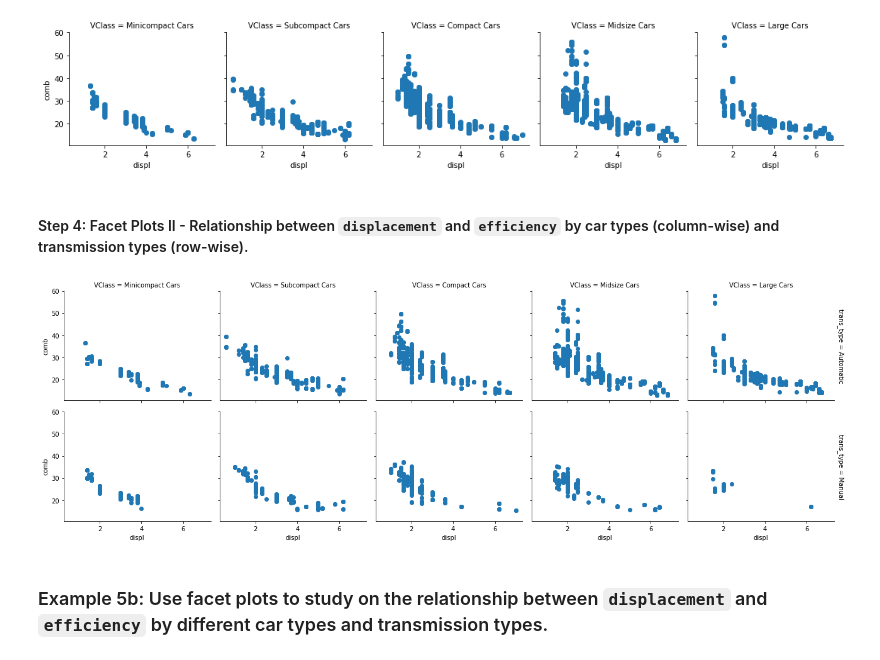
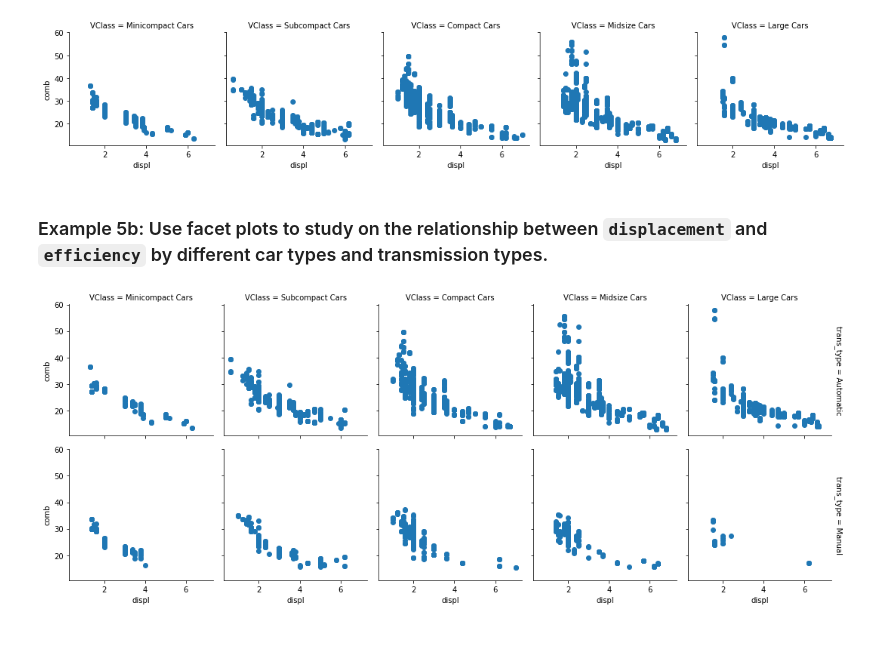
Before and after one commit to Alex-YuZ/Data-Visualization, a Jupyter notebook: Faceting.ipynb, the cells around one changed output. Cells and saved outputs as stored; diff of their text form; code cells hidden in the pictures.

```diff
--- a/Faceting.ipynb
+++ b/Faceting.ipynb
@@ -324,18 +324,16 @@ f.map(plt.scatter, 'displ', 'comb');
 # %% [output]
 <seaborn.axisgrid.FacetGrid at 0x...>
 [figure]
-# %% [markdown]
-#### Step 4: Facet Plots II - Relationship between `displacement` and `efficiency` by car types (column-wise) and transmission types (row-wise).
-# %%
-f = sns.FacetGrid(data=fuel_econ, \
-                  col='VClass', \
-                  row='trans_type', \
-                  margin_titles=True, \
-                  height=3, \
-                  aspect=1.2)
-
-f.map(plt.scatter, 'displ', 'comb');
-# %% [output]
-[figure, removed]
 # %% [markdown]
 ### Example 5b: Use facet plots to study on the relationship between `displacement` and `efficiency` by different car types and transmission types.
+# %%
+f = sns.FacetGrid(data=fuel_econ, \
+                  col='VClass', \
+                  row='trans_type', \
+                  margin_titles=True, \
+                  height=3
+                  )
+
+f.map(plt.scatter, 'displ', 'comb');
+# %% [output]
+[figure, added]
```
Also changed, not shown: parts of 10 cells of this notebook.
